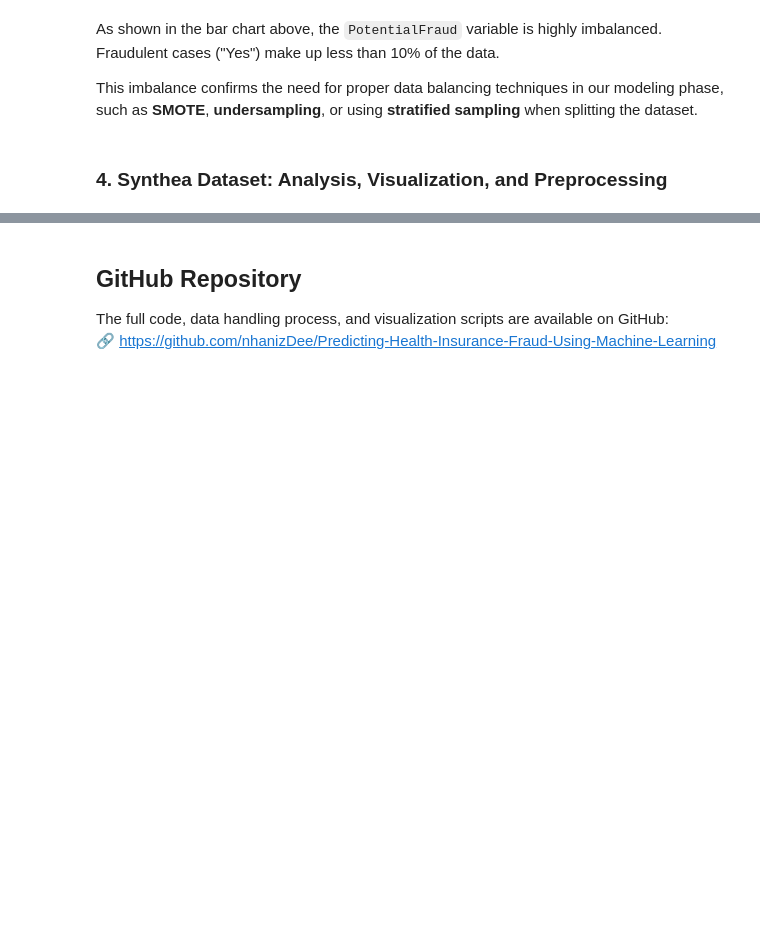
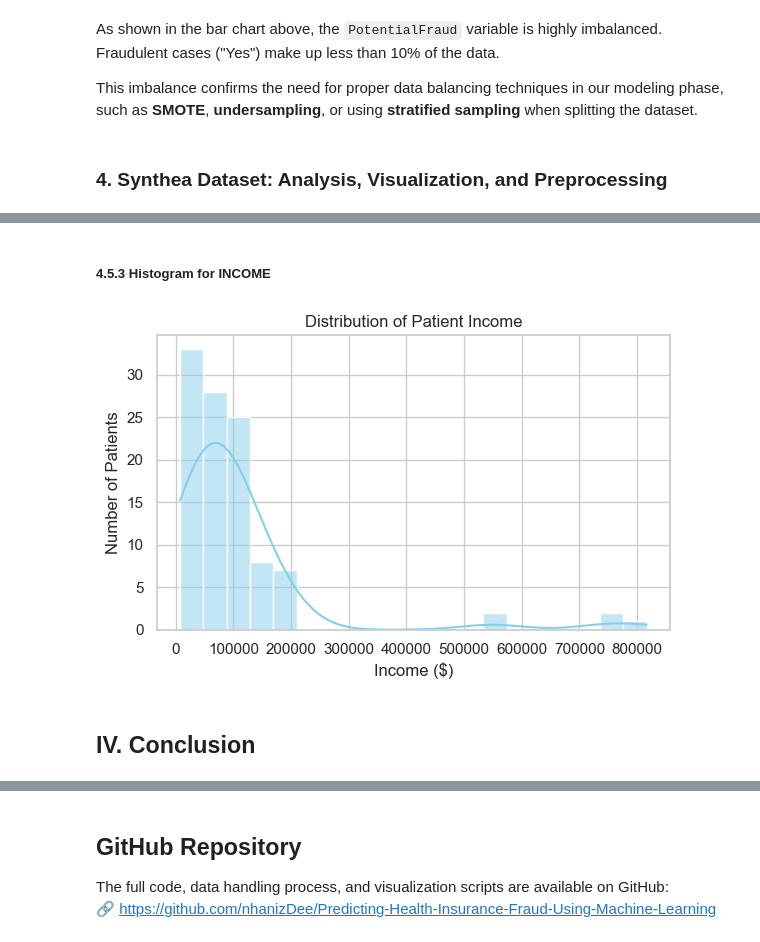
Before and after one commit to nhanizDee/Predicting-Health-Insurance-Fraud-Using-Machine-Learning, a Jupyter notebook: Project Report 2- Group 2.ipynb, the cells around one changed output, grey strips where cells are left out. Saved outputs shown, nothing was run; the diff lists cells and outputs as text; code cells hidden in the pictures; blank space fills up the shorter version.

```diff
--- a/Project Report 2- Group 2.ipynb
+++ b/Project Report 2- Group 2.ipynb
@@ -401,0 +593,14 @@ This imbalance confirms the need for proper data balancing techniques in our mod
+# %% [markdown]
+##### **4.5.3 Histogram for INCOME**
+# %%
+plt.figure(figsize=(6, 4))
+sns.histplot(synthea_patients_df['INCOME'], bins=20, kde=True, color='skyblue')
+plt.title('Distribution of Patient Income')
+plt.xlabel('Income ($)')
+plt.ylabel('Number of Patients')
+plt.tight_layout()
+plt.show()
+# %% [output]
+[figure, added]
+# %% [markdown]
+<h2>IV. Conclusion</h2>
```
Also changed, not shown: parts of 25 cells of this notebook.
